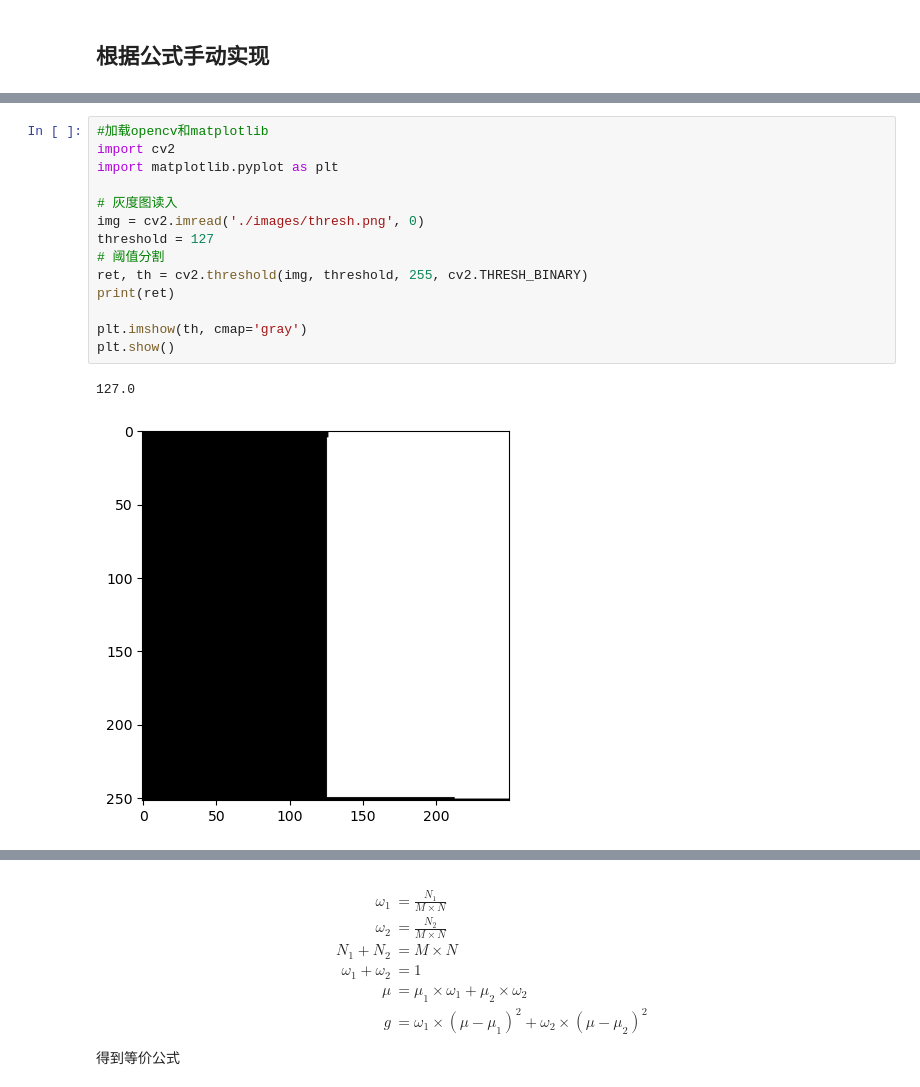
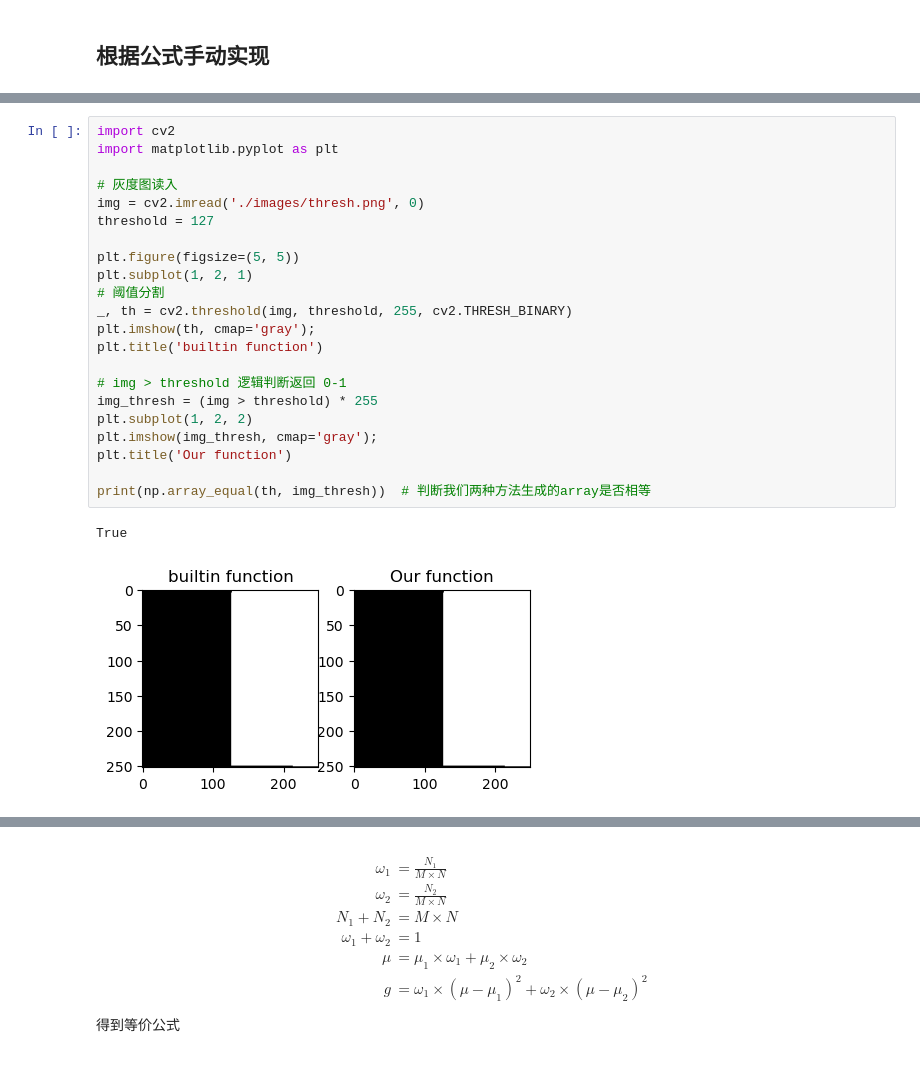
Before and after one commit to plum-Yin/AIIT_2024_CSE435, a Jupyter notebook: chapter2-PointOperations/PointOperations.ipynb, the cells around one changed output, grey strips where cells are left out. Saved outputs shown, nothing was run; the diff lists cells and outputs as text.

```diff
--- a/chapter2-PointOperations/PointOperations.ipynb
+++ b/chapter2-PointOperations/PointOperations.ipynb
@@ -157,19 +170,27 @@ np.max(stretched_image)
 
 ![threshold](assets/fix_threshold.png)
 # %%
-#加载opencv和matplotlib
 import cv2
 import matplotlib.pyplot as plt
 
 # 灰度图读入
 img = cv2.imread('./images/thresh.png', 0)
 threshold = 127
+
+plt.figure(figsize=(5, 5))
+plt.subplot(1, 2, 1)
 # 阈值分割
-ret, th = cv2.threshold(img, threshold, 255, cv2.THRESH_BINARY)
-print(ret)
+_, th = cv2.threshold(img, threshold, 255, cv2.THRESH_BINARY)
+plt.imshow(th, cmap='gray');
+plt.title('builtin function')
 
-plt.imshow(th, cmap='gray')
-plt.show()
+# img > threshold 逻辑判断返回 0-1
+img_thresh = (img > threshold) * 255
+plt.subplot(1, 2, 2)
+plt.imshow(img_thresh, cmap='gray');
+plt.title('Our function')
+
+print(np.array_equal(th, img_thresh))  # 判断我们两种方法生成的array是否相等
 # %% [output]
-127.0
+True
-[figure, old version]
+[figure, new version]
```
Also changed, not shown: parts of 36 cells of this notebook, 12 other files.
